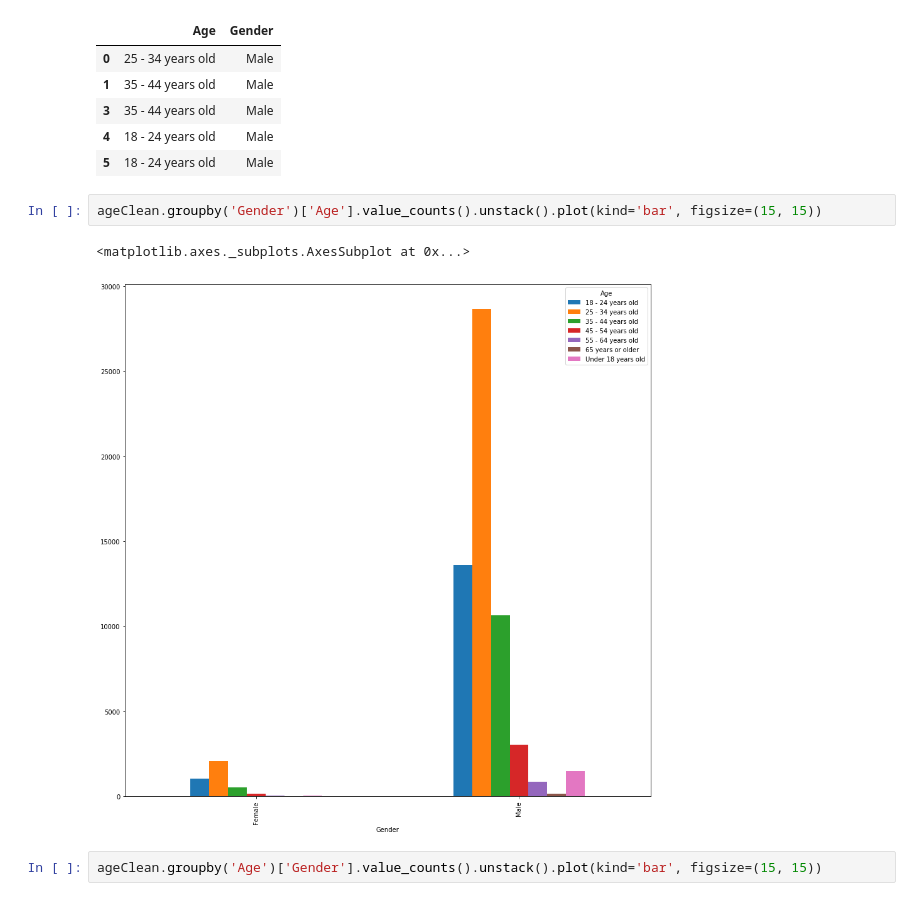
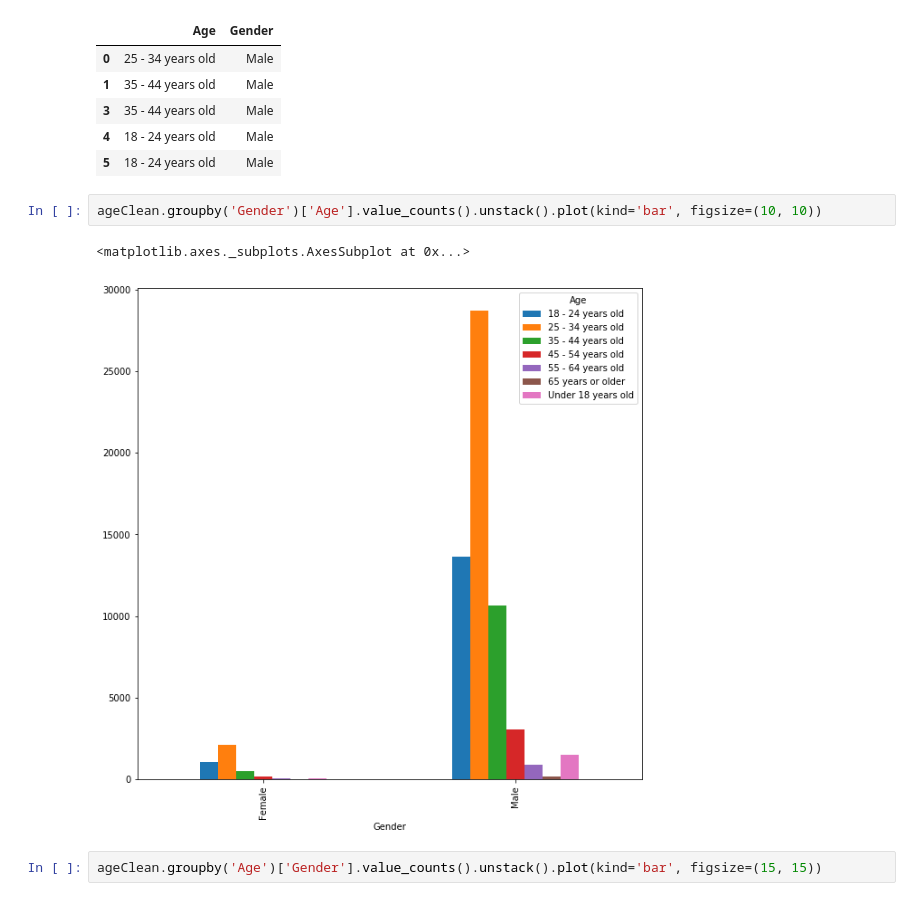
Before and after one commit to ckLXHL/stackoverflow, a Jupyter notebook: explore.ipynb, the cells around one changed output. Drawn from its saved outputs; the diff is of its cells as text.

```diff
--- a/explore.ipynb
+++ b/explore.ipynb
@@ -65,10 +65,10 @@ ageClean.head()
 | 4 | 18 - 24 years old | Male |
 | 5 | 18 - 24 years old | Male |
 # %%
-ageClean.groupby('Gender')['Age'].value_counts().unstack().plot(kind='bar', figsize=(15, 15))
+ageClean.groupby('Gender')['Age'].value_counts().unstack().plot(kind='bar', figsize=(10, 10))
 # %% [output]
 <matplotlib.axes._subplots.AxesSubplot at 0x...>
-[figure, old version]
+[figure, new version]
 # %%
 ageClean.groupby('Age')['Gender'].value_counts().unstack().plot(kind='bar', figsize=(15, 15))
 # %% [output]
```
Also changed, not shown: parts of 10 cells of this notebook, 3 other files.
